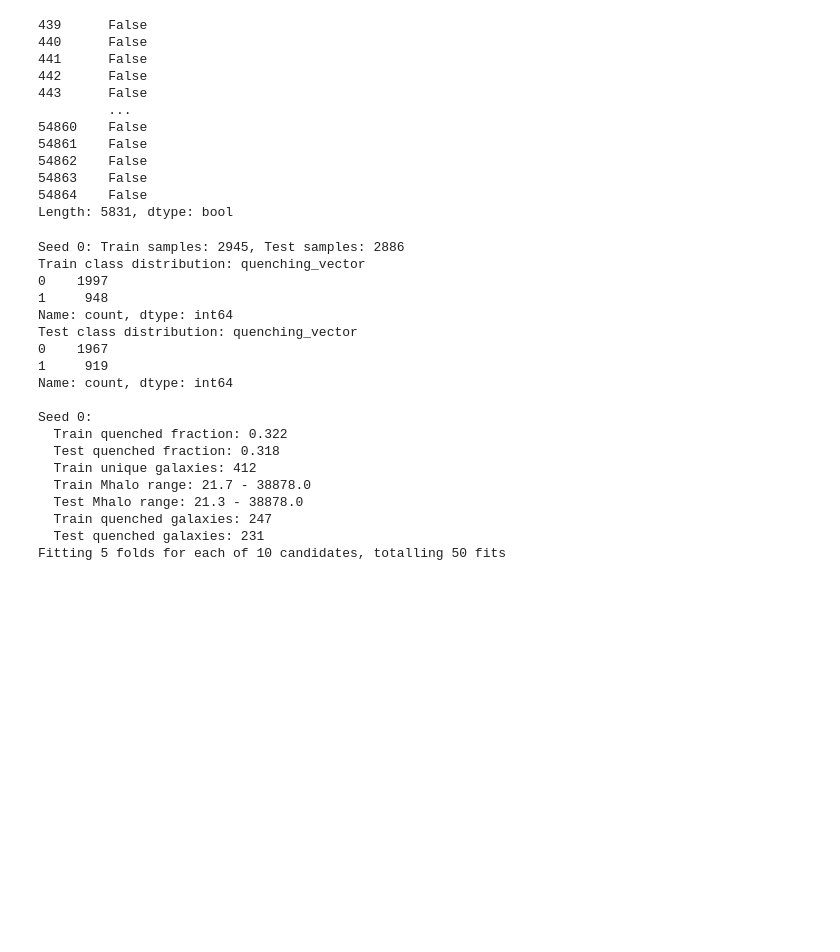
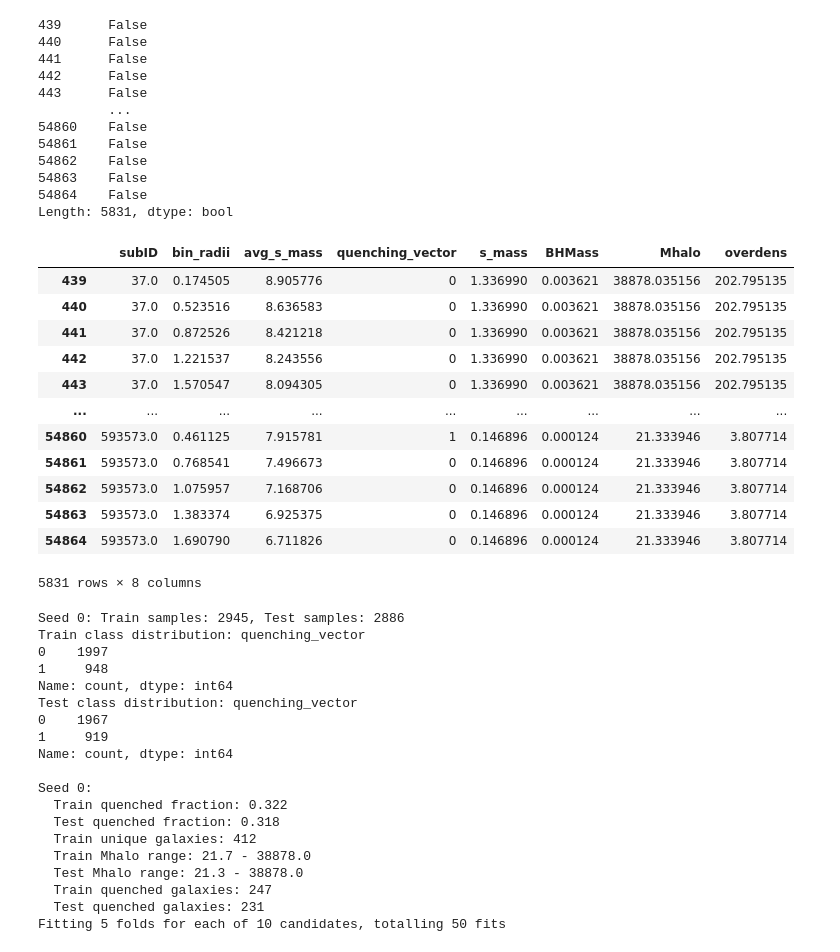
Before and after one commit to bryannemcd/tng_quenching_ml, a Jupyter notebook: classification_revised/rf_classification_annuli/lms_rf_annuli.ipynb, the cells around one changed output. Saved outputs shown, nothing was run; the diff lists cells and outputs as text; code cells hidden in the pictures; blank space fills up the shorter version.

```diff
--- a/classification_revised/rf_classification_annuli/lms_rf_annuli.ipynb
+++ b/classification_revised/rf_classification_annuli/lms_rf_annuli.ipynb
@@ -118,6 +118,22 @@ low_mass_satellite_df.duplicated()
 54863    False
 54864    False
 Length: 5831, dtype: bool
+# %%
+low_mass_satellite_df
+# %% [output]
+|  | subID | bin_radii | avg_s_mass | quenching_vector | s_mass | BHMass | Mhalo | overdens |
+| 439 | 37.0 | 0.174505 | 8.905776 | 0 | 1.336990 | 0.003621 | 38878.035156 | 202.795135 |
+| 440 | 37.0 | 0.523516 | 8.636583 | 0 | 1.336990 | 0.003621 | 38878.035156 | 202.795135 |
+| 441 | 37.0 | 0.872526 | 8.421218 | 0 | 1.336990 | 0.003621 | 38878.035156 | 202.795135 |
+| 442 | 37.0 | 1.221537 | 8.243556 | 0 | 1.336990 | 0.003621 | 38878.035156 | 202.795135 |
+| 443 | 37.0 | 1.570547 | 8.094305 | 0 | 1.336990 | 0.003621 | 38878.035156 | 202.795135 |
+| ... | ... | ... | ... | ... | ... | ... | ... | ... |
+| 54860 | 593573.0 | 0.461125 | 7.915781 | 1 | 0.146896 | 0.000124 | 21.333946 | 3.807714 |
+| 54861 | 593573.0 | 0.768541 | 7.496673 | 0 | 0.146896 | 0.000124 | 21.333946 | 3.807714 |
+| 54862 | 593573.0 | 1.075957 | 7.168706 | 0 | 0.146896 | 0.000124 | 21.333946 | 3.807714 |
+| 54863 | 593573.0 | 1.383374 | 6.925375 | 0 | 0.146896 | 0.000124 | 21.333946 | 3.807714 |
+| 54864 | 593573.0 | 1.690790 | 6.711826 | 0 | 0.146896 | 0.000124 | 21.333946 | 3.807714 |
+5831 rows × 8 columns
 # %%
 import numpy as np
 import pandas as pd
```
Also changed, not shown: parts of 1 cell of this notebook, 4 other files.
